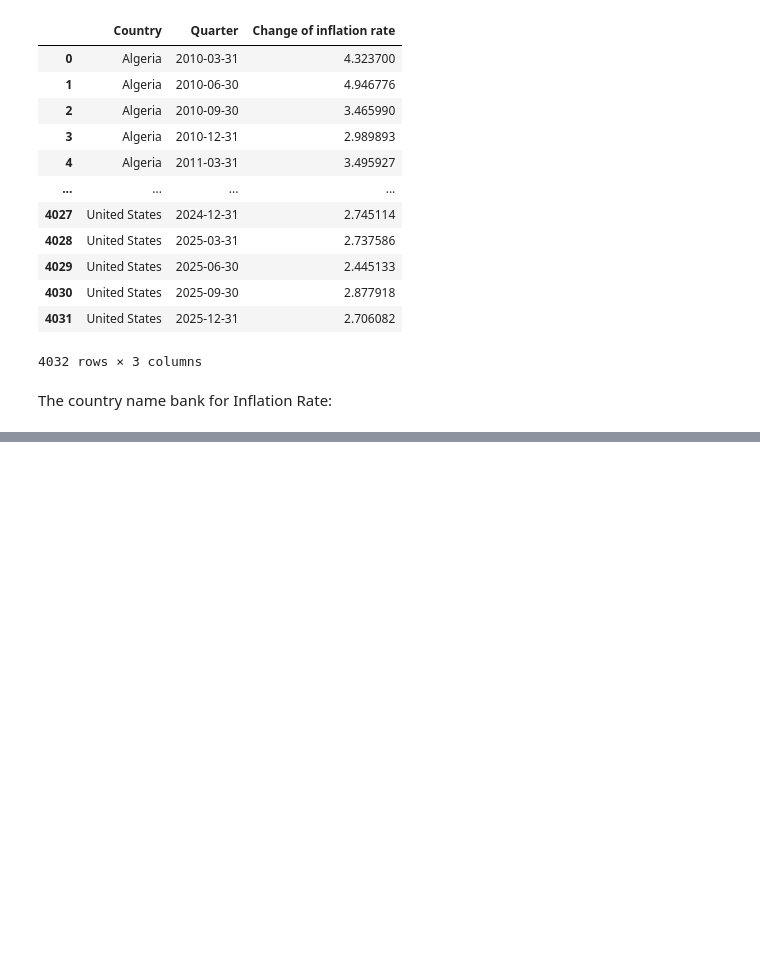
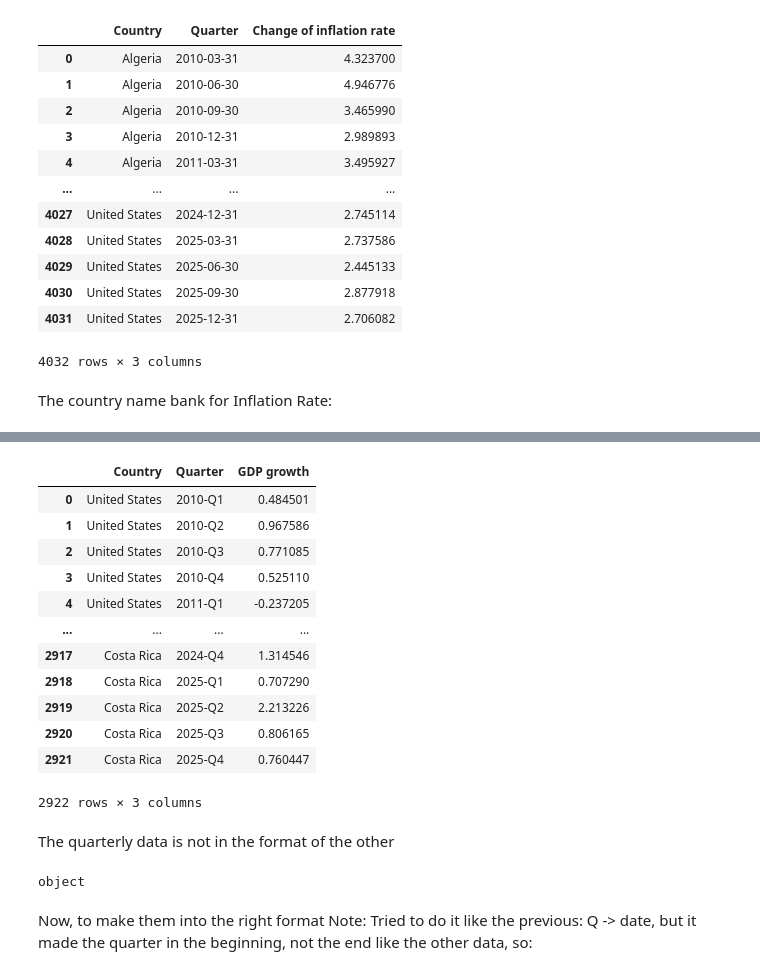
Before and after one commit to SiyanaVel19/Final_project_SU_2026, a Jupyter notebook: Data_prep.ipynb, the cells around one changed output, grey strips where cells are left out. Cells and saved outputs as stored; diff of their text form; code cells hidden in the pictures; blank space fills up the shorter version.

```diff
--- a/Data_prep.ipynb
+++ b/Data_prep.ipynb
@@ -384,0 +414,28 @@ The country name bank for Inflation Rate:
+# %%
+GDP_growth = GDP_growth_raw[['Reference area', 'TIME_PERIOD','OBS_VALUE']].copy()
+GDP_growth.columns = ['Country', 'Quarter', 'GDP growth']
+# %%
+GDP_growth
+# %% [output]
+|  | Country | Quarter | GDP growth |
+| 0 | United States | 2010-Q1 | 0.484501 |
+| 1 | United States | 2010-Q2 | 0.967586 |
+| 2 | United States | 2010-Q3 | 0.771085 |
+| 3 | United States | 2010-Q4 | 0.525110 |
+| 4 | United States | 2011-Q1 | -0.237205 |
+| ... | ... | ... | ... |
+| 2917 | Costa Rica | 2024-Q4 | 1.314546 |
+| 2918 | Costa Rica | 2025-Q1 | 0.707290 |
+| 2919 | Costa Rica | 2025-Q2 | 2.213226 |
+| 2920 | Costa Rica | 2025-Q3 | 0.806165 |
+| 2921 | Costa Rica | 2025-Q4 | 0.760447 |
+2922 rows × 3 columns
+# %% [markdown]
+The quarterly data is not  in the format of the other
+# %%
+print(GDP_growth['Quarter'].dtype)
+# %% [output]
+object
+# %% [markdown]
+Now, to make them into the right format
+Note: Tried to do it like the previous: Q -> date, but it made the quarter in the beginning, not the end like the other data, so:
```
Also changed, not shown: parts of 18 cells of this notebook.
